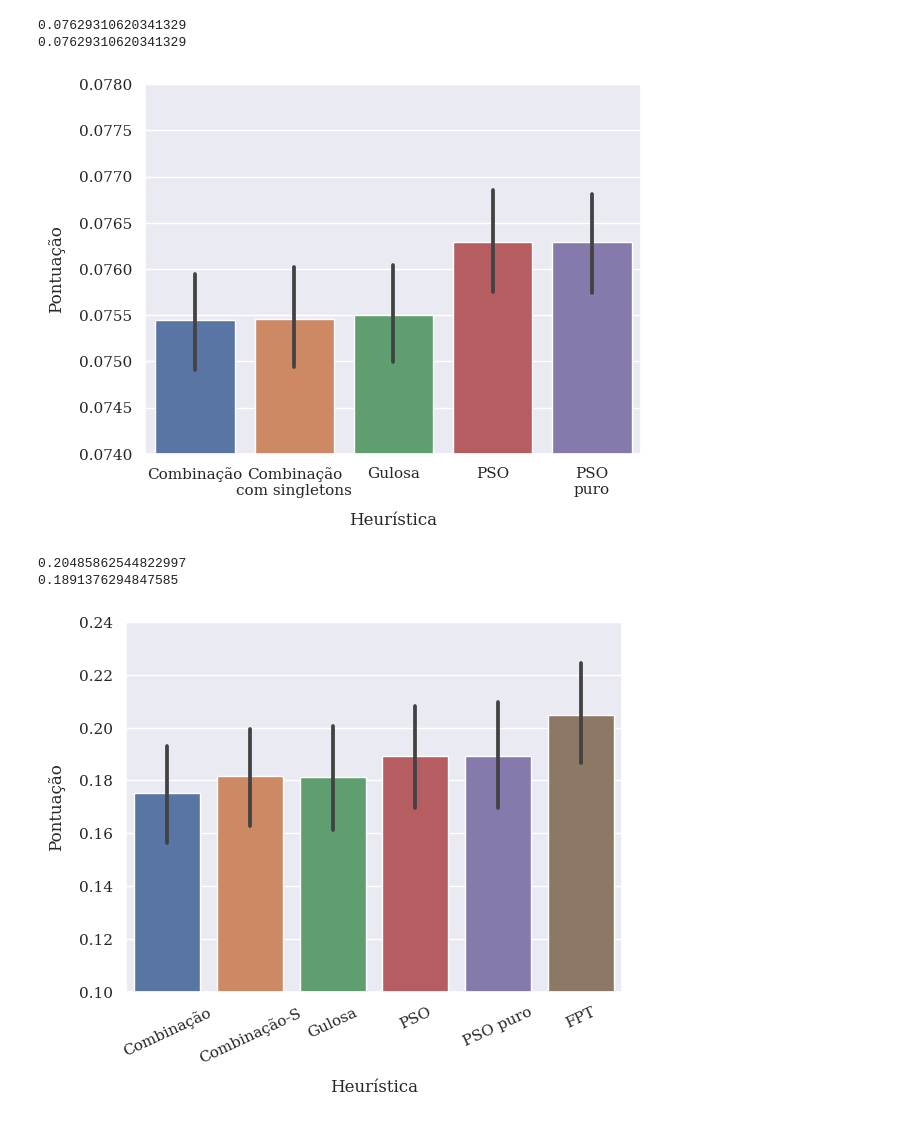
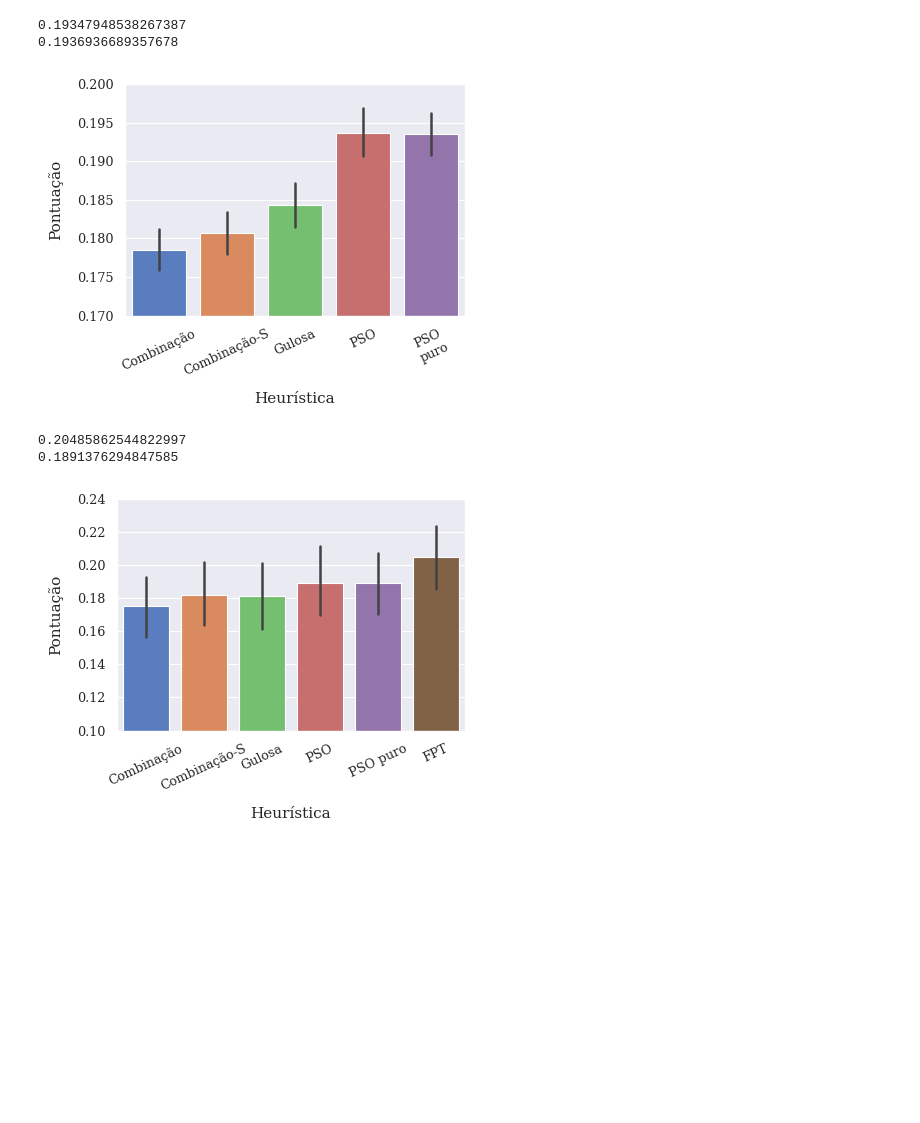
Before and after one commit to marmitar/MCSP-Data-Analysis, a Jupyter notebook: plots_mcsp.ipynb, the cells around one changed output. Cells and saved outputs as stored; diff of their text form; code cells hidden in the pictures; blank space fills up the shorter version.

```diff
--- a/plots_mcsp.ipynb
+++ b/plots_mcsp.ipynb
@@ -1,20 +1,37 @@
 # %%
-import warnings
 import numpy as np
 import pandas as pd
 import seaborn as sns
 import matplotlib.pyplot as plt
 
-warnings.filterwarnings("ignore", category=FutureWarning, module=sns.__name__)
-warnings.filterwarnings("ignore", category=UserWarning, module=sns.__name__)
-sns.set_theme(style="darkgrid")
-
-plt.rcParams.update({
-    "axes.labelpad": 10,
-    "font.family": "serif",
-    "font.size": 10,
-    "savefig.bbox": "tight",
-})
+sns.set_theme(
+    style = 'darkgrid',
+    #  notebook, paper, talk, poster
+    context = 'paper',
+    # deep, muted, bright, pastel, dark, colorblind
+    palette = 'muted',
+    color_codes = True,
+    font = 'serif',
+    rc = {
+        'axes.labelpad': 10,
+        'savefig.bbox': 'tight',
+        'figure.autolayout': True,
+        'figure.figsize': (4.5, 3.6),
+        'font.family': ['serif'],
+        'font.size': 11,
+        'axes.titlesize': 'large',
+        'axes.labelsize': 'medium',
+        'xtick.labelsize': 'small',
+        'ytick.labelsize': 'small',
+        # 'text.usetex': True,
+        # 'pgf.rcfonts': False,
+        'pgf.preamble':  r"""
+            \usepackage[brazilian]{babel}
+            \usepackage[T1]{fontenc}
+            \usepackage[utf8]{inputenc}
+        """,
+    },
+)
 
 def read_df(filename):
     mixed = pd.read_csv(filename, na_values=['', ' ', '  ', '   ', '    ', '     '])
@@ -126,39 +146,39 @@ sns.histplot(pso_diff, x="score", hue="heuristic", multiple="dodge", binwidth=0.
 # %%
 # COMPARING PSO ALONE, WITH RANDOM STARTING POSITIONS
 
-df = read_df("r50-s-5-10-n220-ke2-ki0.1-kg0.1-dist1-3-3-3-iter100-part200-+pure.csv")
+df = read_df("r-5-10-s-5-30-n80-ke2-ki0.1-kg0.1-dist1-3-3-3-iter100-part200-+pure.csv")
 
-sns.barplot(df, x='heuristic', y='score')
-plt.ylim(0.074, 0.078)
+sns.barplot(df, x='heuristic', y='score', hue='heuristic')
+plt.ylim(0.17, 0.20)
 plt.xlabel("Heurística")
 plt.ylabel("Pontuação")
-plt.xticks([0, 1, 2, 3, 4], ["Combinação", "Combinação\ncom singletons", "Gulosa", "PSO", "PSO\npuro"])
-plt.savefig("r50-s-5-10-n220-ke2-ki0.1-kg0.1-dist1-3-3-3-iter100-part200-+pure.pdf")
+plt.xticks([0, 1, 2, 3, 4], ["Combinação", "Combinação-S", "Gulosa", "PSO", "PSO\npuro"], rotation=25)
+plt.savefig("pso-puro.pgf")
 
 print(df[df['heuristic'] == 'psoPure']['score'].mean())
 print(df[df['heuristic'] == 'pso']['score'].mean())
 # %% [output]
-0.07629310620341329
-0.07629310620341329
+0.19347948538267387
+0.1936936689357678
-[figure, old version]
+[figure, new version]
 # %%
 # COMPARING WITH FPT
 
 df = read_df("FPT2.csv")
 
-sns.barplot(df, x='heuristic', y='score')
+sns.barplot(df, x='heuristic', y='score', hue='heuristic')
 plt.ylim(0.10, 0.24)
 plt.xlabel("Heurística")
 plt.ylabel("Pontuação")
 plt.xticks([0, 1, 2, 3, 4, 5], ["Combinação", "Combinação-S", "Gulosa", "PSO", "PSO puro", "FPT"], rotation=25)
-plt.savefig("fpt.pdf")
+plt.savefig("fpt.pgf")
 
 print(df[df['heuristic'] == 'FPT']['score'].mean())
 print(df[df['heuristic'] == 'pso']['score'].mean())
 # %% [output]
 0.20485862544822997
 0.1891376294847585
-[figure, old version]
+[figure, new version]
 # %%
 # ANALYZING FIRST BEST PSO ITERATION
 
```
Also changed, not shown: parts of 5 cells of this notebook, 7 other files.
